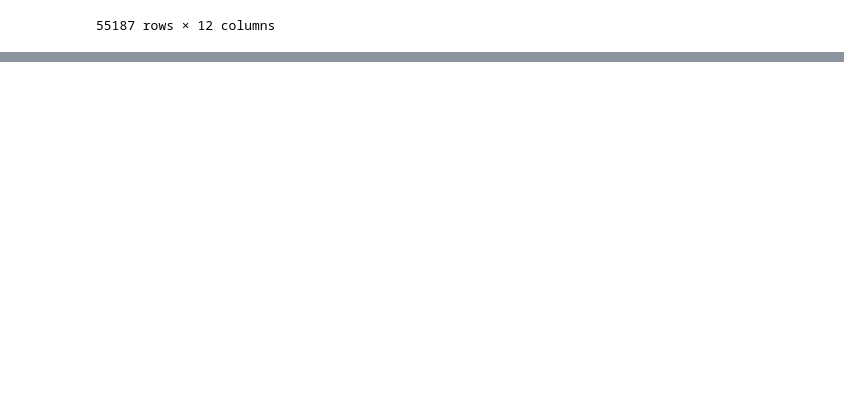
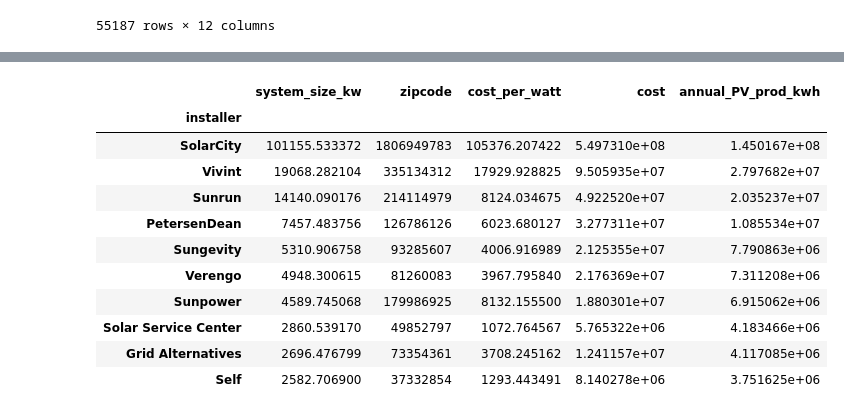
Before and after one commit to dylanmkaiser/Project1, a Jupyter notebook: open_pv_california_2015.ipynb, the cells around one changed output, grey strips where cells are left out. Saved outputs shown, nothing was run; the diff lists cells and outputs as text; code cells hidden in the pictures; blank space fills up the shorter version.

```diff
--- a/open_pv_california_2015.ipynb
+++ b/open_pv_california_2015.ipynb
@@ -86,2 +116,19 @@ combined_data_df.head()
+# %%
+# Sum of kw installed by installer
+installers = residential_df.groupby("installer").sum().sort_values("system_size_kw", ascending=False)
+installers.head(10)
+# %% [output]
+|  | system_size_kw | zipcode | cost_per_watt | cost | annual_PV_prod_kwh |
+| installer |  |  |  |  |  |
+| SolarCity | 101155.533372 | 1806949783 | 105376.207422 | 5.497310e+08 | 1.450167e+08 |
+| Vivint | 19068.282104 | 335134312 | 17929.928825 | 9.505935e+07 | 2.797682e+07 |
+| Sunrun | 14140.090176 | 214114979 | 8124.034675 | 4.922520e+07 | 2.035237e+07 |
+| PetersenDean | 7457.483756 | 126786126 | 6023.680127 | 3.277311e+07 | 1.085534e+07 |
+| Sungevity | 5310.906758 | 93285607 | 4006.916989 | 2.125355e+07 | 7.790863e+06 |
+| Verengo | 4948.300615 | 81260083 | 3967.795840 | 2.176369e+07 | 7.311208e+06 |
+| Sunpower | 4589.745068 | 179986925 | 8132.155500 | 1.880301e+07 | 6.915062e+06 |
+| Solar Service Center | 2860.539170 | 49852797 | 1072.764567 | 5.765322e+06 | 4.183466e+06 |
+| Grid Alternatives | 2696.476799 | 73354361 | 3708.245162 | 1.241157e+07 | 4.117085e+06 |
+| Self | 2582.706900 | 37332854 | 1293.443491 | 8.140278e+06 | 3.751625e+06 |
 # %%
 # Bar graph by incentive program
```
Also changed, not shown: parts of 8 cells of this notebook, 1 other file.
